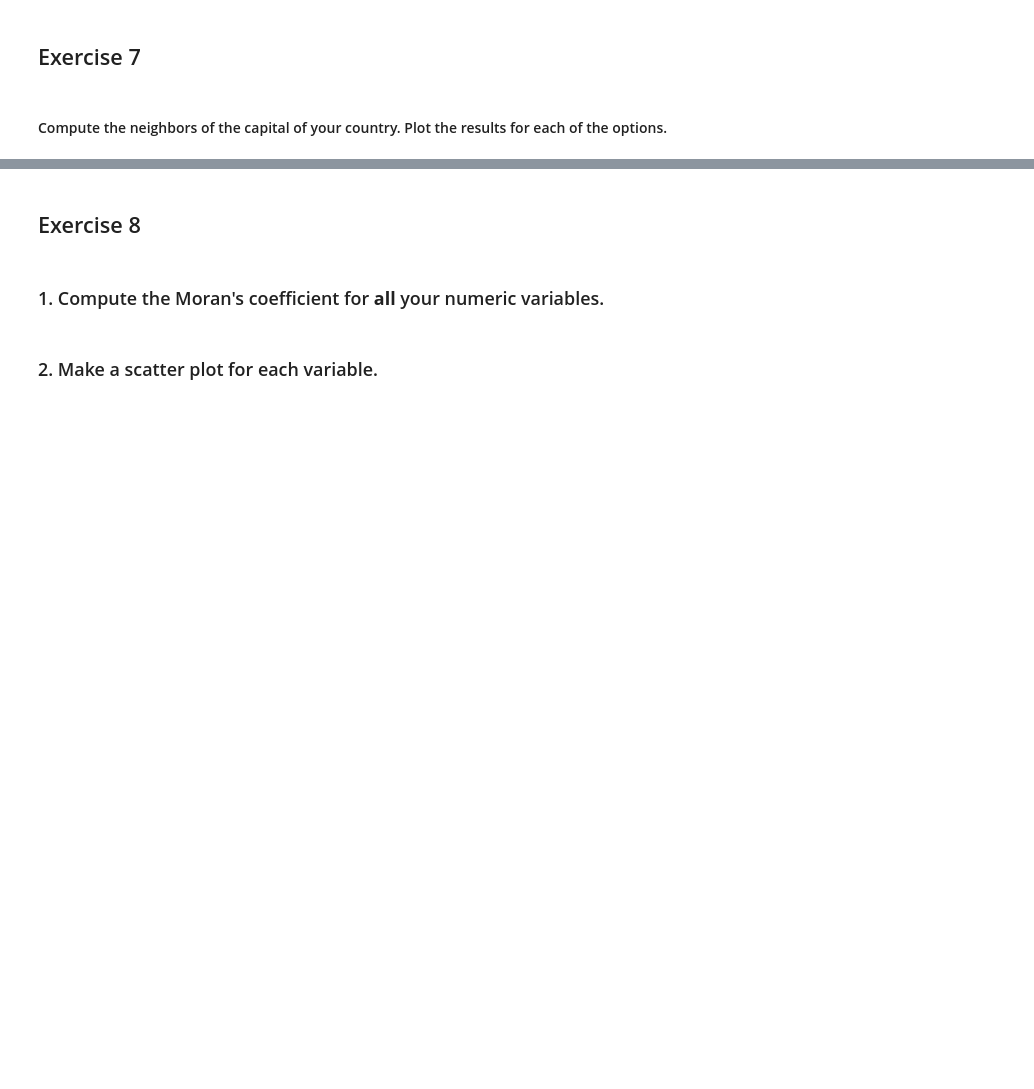
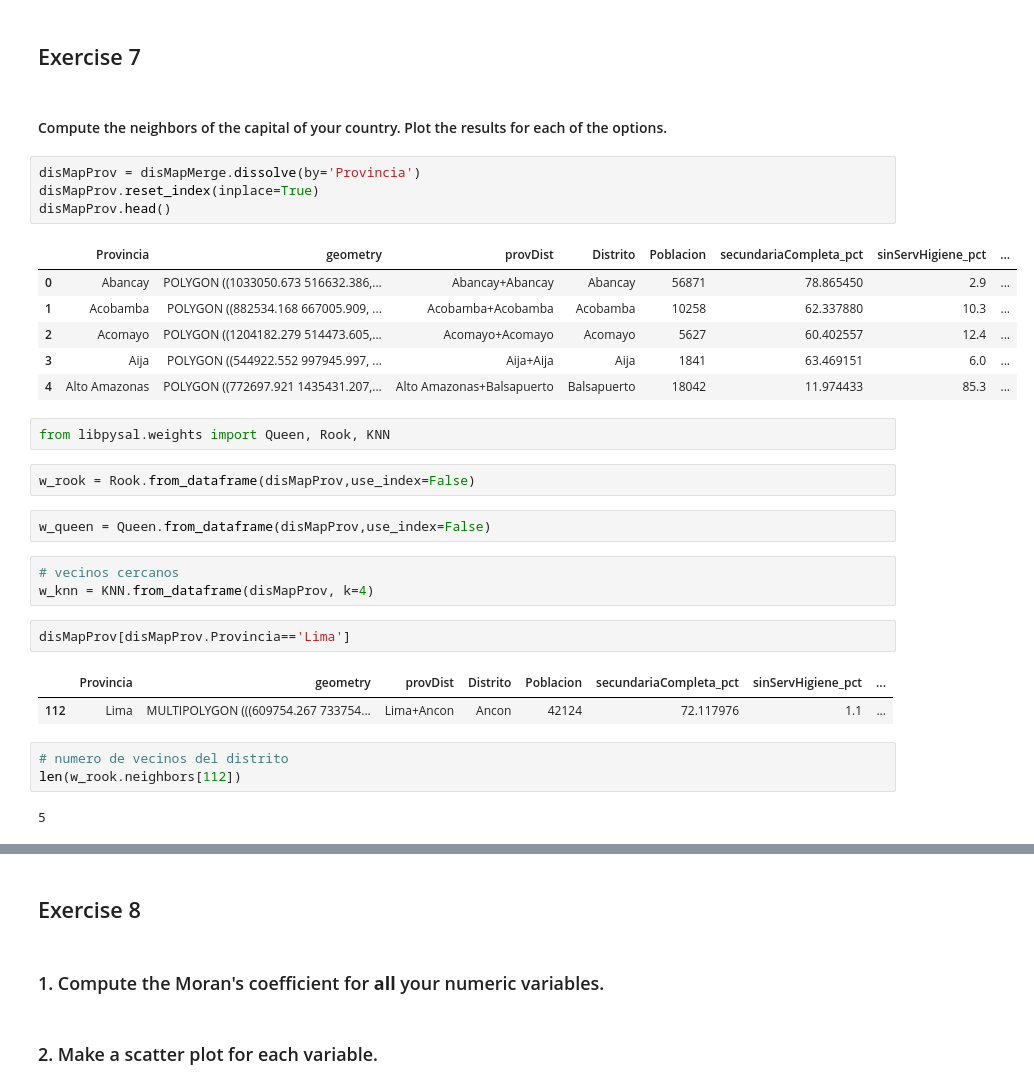
Before and after one commit to IntroSpatialDataScience/MiningGDFProject2, a Jupyter notebook: Ev-p2.ipynb, the cells around one changed output, grey strips where cells are left out. Saved outputs shown, nothing was run; the diff lists cells and outputs as text; blank space fills up the shorter version.

```diff
--- a/Ev-p2.ipynb
+++ b/Ev-p2.ipynb
@@ -423,3 +476,33 @@ ax.set_axis_off()
 # %% [markdown]
 
 #### Compute the neighbors of the capital of your country. Plot the results for each of the options.
+# %%
+disMapProv = disMapMerge.dissolve(by='Provincia')
+disMapProv.reset_index(inplace=True)
+disMapProv.head()
+# %% [output]
+|  | Provincia | geometry | provDist | Distrito | Poblacion | secundariaCompleta_pct | sinServHigiene_pct | ... |
+| 0 | Abancay | POLYGON ((1033050.673 516632.386,... | Abancay+Abancay | Abancay | 56871 | 78.865450 | 2.9 | ... |
+| 1 | Acobamba | POLYGON ((882534.168 667005.909, ... | Acobamba+Acobamba | Acobamba | 10258 | 62.337880 | 10.3 | ... |
+| 2 | Acomayo | POLYGON ((1204182.279 514473.605,... | Acomayo+Acomayo | Acomayo | 5627 | 60.402557 | 12.4 | ... |
+| 3 | Aija | POLYGON ((544922.552 997945.997, ... | Aija+Aija | Aija | 1841 | 63.469151 | 6.0 | ... |
+| 4 | Alto Amazonas | POLYGON ((772697.921 1435431.207,... | Alto Amazonas+Balsapuerto | Balsapuerto | 18042 | 11.974433 | 85.3 | ... |
+# %%
+from libpysal.weights import Queen, Rook, KNN
+# %%
+w_rook = Rook.from_dataframe(disMapProv,use_index=False)
+# %%
+w_queen = Queen.from_dataframe(disMapProv,use_index=False)
+# %%
+# vecinos cercanos
+w_knn = KNN.from_dataframe(disMapProv, k=4)
+# %%
+disMapProv[disMapProv.Provincia=='Lima']
+# %% [output]
+|  | Provincia | geometry | provDist | Distrito | Poblacion | secundariaCompleta_pct | sinServHigiene_pct | ... |
+| 112 | Lima | MULTIPOLYGON (((609754.267 733754... | Lima+Ancon | Ancon | 42124 | 72.117976 | 1.1 | ... |
+# %%
+# numero de vecinos del distrito
+len(w_rook.neighbors[112])
+# %% [output]
+5
```
Also changed, not shown: parts of 16 cells of this notebook.
